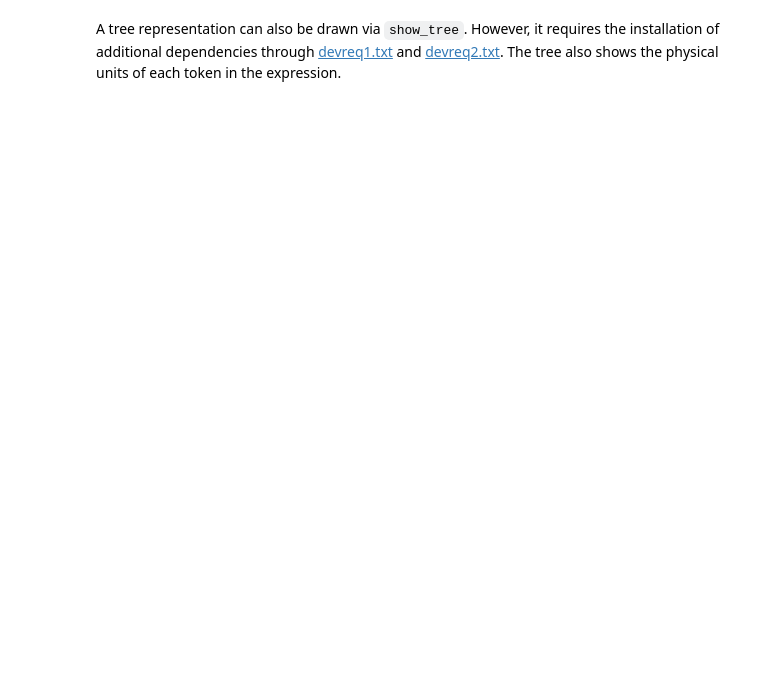
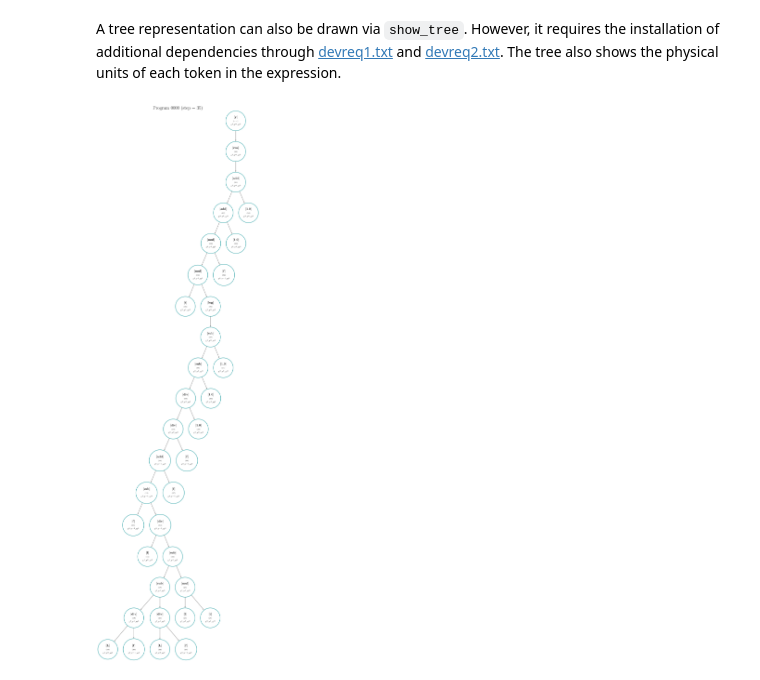
Before and after one commit to WassimTenachi/PhySO, a Jupyter notebook: demos/toolkit/random_sampler_demo.ipynb, the cells around one changed output. Saved outputs shown, nothing was run; the diff lists cells and outputs as text; code cells hidden in the pictures; blank space fills up the shorter version.

```diff
--- a/demos/toolkit/random_sampler_demo.ipynb
+++ b/demos/toolkit/random_sampler_demo.ipynb
@@ -642,6 +631,8 @@ The tree also shows the physical units of each token in the expression.
 # %%
 # Showing tree of expression no 0
 try:
-    expressions_with_da.show_tree(0, via_tex = True, figsize = (30,30), dpi = 300)
+    expressions_with_da.show_tree(0, via_tex = True, figsize = (40,40), dpi = 300)
 except:
     warnings.warn("Tree visualization requires additional dependencies. Please install them via devreq1.txt and devreq2.txt. Tree visualization is optional and not required for the use of physo.")
+# %% [output]
+[figure, added]
```
Also changed, not shown: parts of 6 cells of this notebook.
